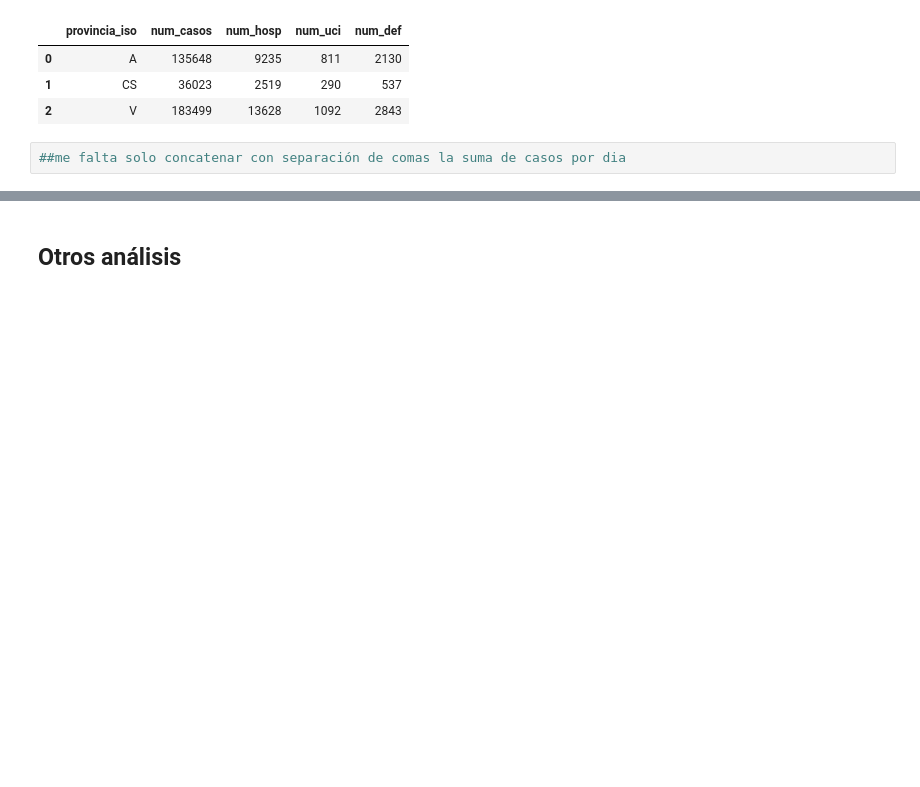
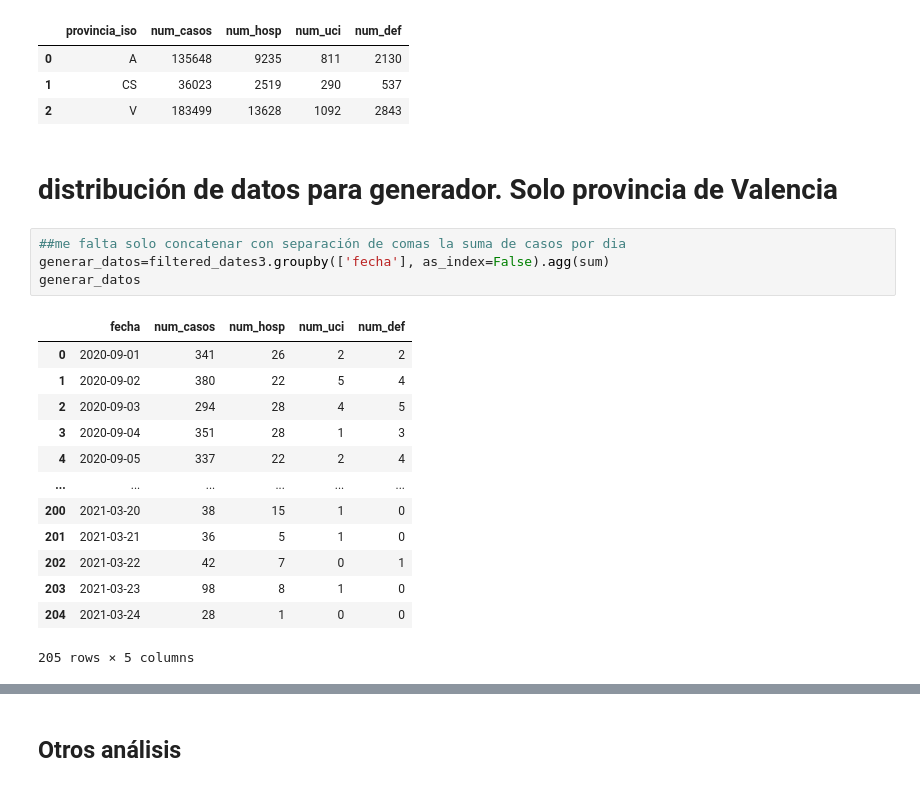
Before and after one commit to jamg-upv/CAHOS19, a Jupyter notebook: WPOMgeneradorDatosCovidSerieRenave.ipynb, the cells around one changed output, grey strips where cells are left out. Saved outputs shown, nothing was run; the diff lists cells and outputs as text; blank space fills up the shorter version.

```diff
--- a/WPOMgeneradorDatosCovidSerieRenave.ipynb
+++ b/WPOMgeneradorDatosCovidSerieRenave.ipynb
@@ -335,5 +355,23 @@ resumen2
 | 0 | A | 135648 | 9235 | 811 | 2130 |
 | 1 | CS | 36023 | 2519 | 290 | 537 |
 | 2 | V | 183499 | 13628 | 1092 | 2843 |
+# %% [markdown]
+# distribución de datos para generador. Solo provincia de Valencia
 # %%
 ##me falta solo concatenar con separación de comas la suma de casos por dia
+generar_datos=filtered_dates3.groupby(['fecha'], as_index=False).agg(sum)
+generar_datos
+# %% [output]
+|  | fecha | num_casos | num_hosp | num_uci | num_def |
+| 0 | 2020-09-01 | 341 | 26 | 2 | 2 |
+| 1 | 2020-09-02 | 380 | 22 | 5 | 4 |
+| 2 | 2020-09-03 | 294 | 28 | 4 | 5 |
+| 3 | 2020-09-04 | 351 | 28 | 1 | 3 |
+| 4 | 2020-09-05 | 337 | 22 | 2 | 4 |
+| ... | ... | ... | ... | ... | ... |
+| 200 | 2021-03-20 | 38 | 15 | 1 | 0 |
+| 201 | 2021-03-21 | 36 | 5 | 1 | 0 |
+| 202 | 2021-03-22 | 42 | 7 | 0 | 1 |
+| 203 | 2021-03-23 | 98 | 8 | 1 | 0 |
+| 204 | 2021-03-24 | 28 | 1 | 0 | 0 |
+205 rows × 5 columns
```
Also changed, not shown: parts of 24 cells of this notebook.
